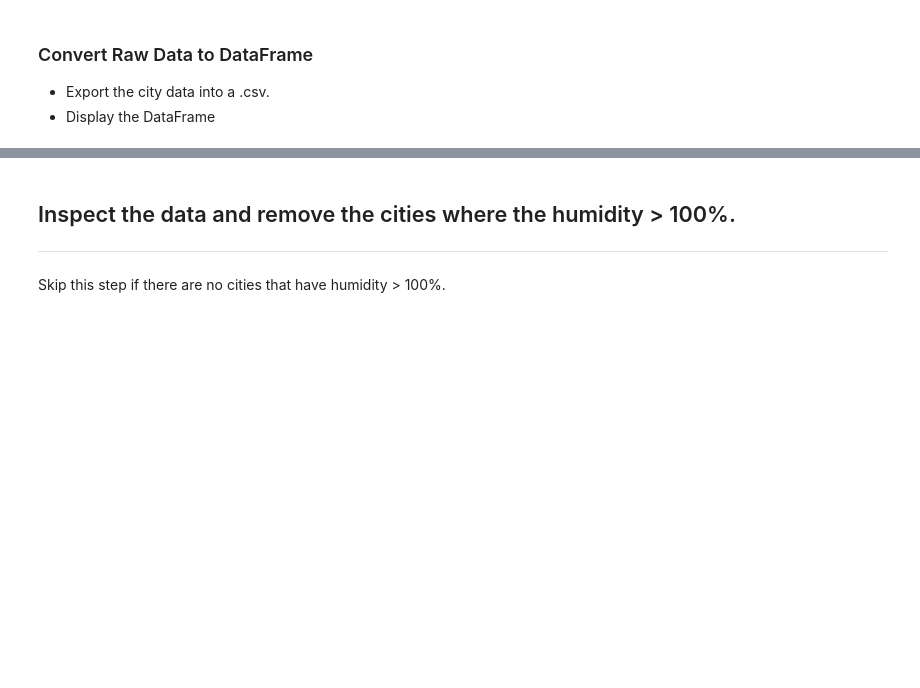
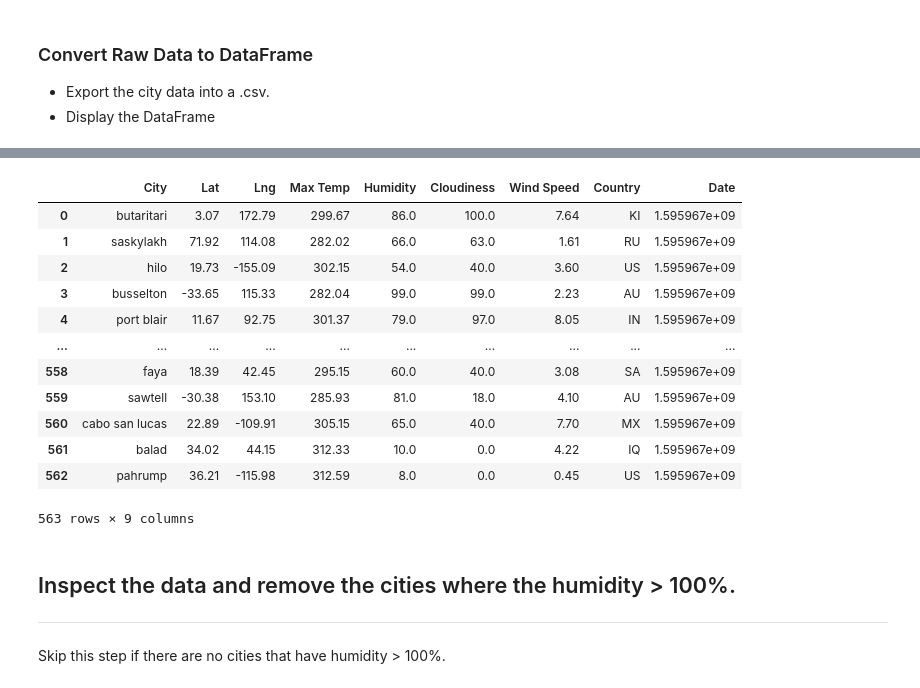
Before and after one commit to gfstuhr/Python-api-challenge, a Jupyter notebook: Code/WeatherPy.ipynb, the cells around one changed output, grey strips where cells are left out. Saved outputs shown, nothing was run; the diff lists cells and outputs as text; code cells hidden in the pictures; blank space fills up the shorter version.

Commit message:
Data cleaned and exported

```diff
--- a/Code/WeatherPy.ipynb
+++ b/Code/WeatherPy.ipynb
@@ -63,6 +63,7 @@ for each_label in labels:
     cities_data[each_label]=""
 
 # Fetching City Data
+record=0
 for index, row in cities_data.iterrows():
     city=row["City"]
     try:
@@ -78,7 +79,11 @@ for index, row in cities_data.iterrows():
         cities_data.loc[index,"Wind Speed"]=city_info["wind"]["speed"]
         cities_data.loc[index,"Country"]=city_info["sys"]["country"]
         cities_data.loc[index,"Date"]=city_info["dt"]
-        print(f"{city} found. Adding to dataframe.")
+        print(f"Processing Record {record}| {city}")
+        record=record+1
     except KeyError:
+        pass
         print(f"{city} did not exist. Skipping...")
+print("-"*30)
+print("End of Records")
 # %% [output]
@@ -134,0 +111,6 @@ dtype: int64
+# %%
+cities_data["Lat"].replace("",np.nan,inplace=True)
+cities_data.dropna(subset=["Lat"], inplace=True)
+cities_data.reset_index(drop=True, inplace=True)
+cities_data.to_csv(output_data_file)
+cities_data.count()
@@ -135,3 +128,19 @@ dtype: int64
+# %%
+cities_data
+# %% [output]
+|  | City | Lat | Lng | Max Temp | Humidity | Cloudiness | Wind Speed | Country | Date |
+| 0 | butaritari | 3.07 | 172.79 | 299.67 | 86.0 | 100.0 | 7.64 | KI | 1.595967e+09 |
+| 1 | saskylakh | 71.92 | 114.08 | 282.02 | 66.0 | 63.0 | 1.61 | RU | 1.595967e+09 |
+| 2 | hilo | 19.73 | -155.09 | 302.15 | 54.0 | 40.0 | 3.60 | US | 1.595967e+09 |
+| 3 | busselton | -33.65 | 115.33 | 282.04 | 99.0 | 99.0 | 2.23 | AU | 1.595967e+09 |
+| 4 | port blair | 11.67 | 92.75 | 301.37 | 79.0 | 97.0 | 8.05 | IN | 1.595967e+09 |
+| ... | ... | ... | ... | ... | ... | ... | ... | ... | ... |
+| 558 | faya | 18.39 | 42.45 | 295.15 | 60.0 | 40.0 | 3.08 | SA | 1.595967e+09 |
+| 559 | sawtell | -30.38 | 153.10 | 285.93 | 81.0 | 18.0 | 4.10 | AU | 1.595967e+09 |
+| 560 | cabo san lucas | 22.89 | -109.91 | 305.15 | 65.0 | 40.0 | 7.70 | MX | 1.595967e+09 |
+| 561 | balad | 34.02 | 44.15 | 312.33 | 10.0 | 0.0 | 4.22 | IQ | 1.595967e+09 |
+| 562 | pahrump | 36.21 | -115.98 | 312.59 | 8.0 | 0.0 | 0.45 | US | 1.595967e+09 |
+563 rows × 9 columns
 # %% [markdown]
 ## Inspect the data and remove the cities where the humidity > 100%.
 ----
```
Also changed, not shown: parts of 6 cells of this notebook, 1 other file.
